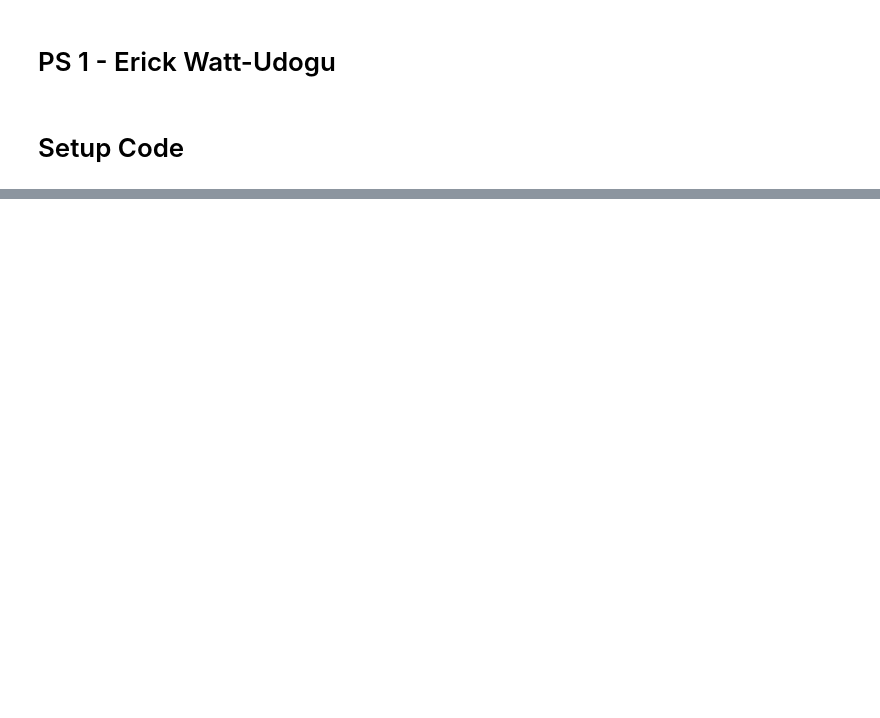
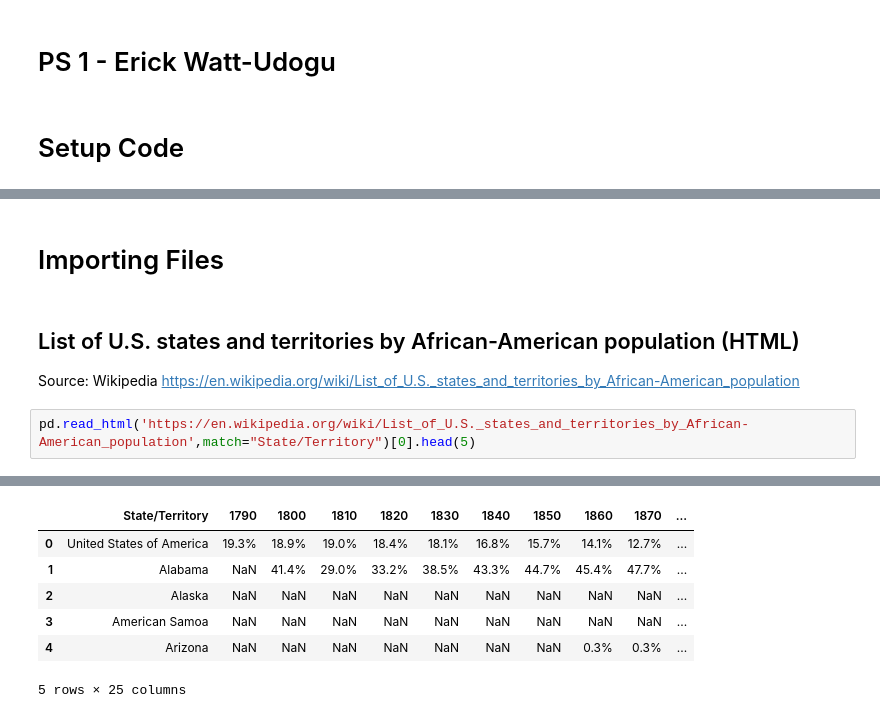
Before and after one commit to ewattudo/datamanagement, a Jupyter notebook: PS1.ipynb, the cells around one changed output, grey strips where cells are left out. Cells and saved outputs as stored; diff of their text form; blank space fills up the shorter version.

Commit message:
Uploaded the three datasets with three formats (HTML, CSV, SHP)

```diff
--- a/PS1.ipynb
+++ b/PS1.ipynb
@@ -19,0 +66,9 @@ from pandas.io.formats.style import Styler
+# %% [markdown]
+# Importing Files
+# %% [markdown]
+## List of U.S. states and territories by African-American population (HTML)
+
+Source: Wikipedia https://en.wikipedia.org/wiki/List_of_U.S._states_and_territories_by_African-American_population
+# %%
+pd.read_html('https://en.wikipedia.org/wiki/List_of_U.S._states_and_territories_by_African-American_population',match="State/Territory")[0].head(5)
+# %% [output]
@@ -19,0 +76,7 @@ from pandas.io.formats.style import Styler
+|  | State/Territory | 1790 | 1800 | 1810 | 1820 | 1830 | 1840 | 1850 | 1860 | 1870 | ... |
+| 0 | United States of America | 19.3% | 18.9% | 19.0% | 18.4% | 18.1% | 16.8% | 15.7% | 14.1% | 12.7% | ... |
+| 1 | Alabama | NaN | 41.4% | 29.0% | 33.2% | 38.5% | 43.3% | 44.7% | 45.4% | 47.7% | ... |
+| 2 | Alaska | NaN | NaN | NaN | NaN | NaN | NaN | NaN | NaN | NaN | ... |
+| 3 | American Samoa | NaN | NaN | NaN | NaN | NaN | NaN | NaN | NaN | NaN | ... |
+| 4 | Arizona | NaN | NaN | NaN | NaN | NaN | NaN | NaN | 0.3% | 0.3% | ... |
+5 rows × 25 columns
```
Also changed, not shown: parts of 6 cells of this notebook.
